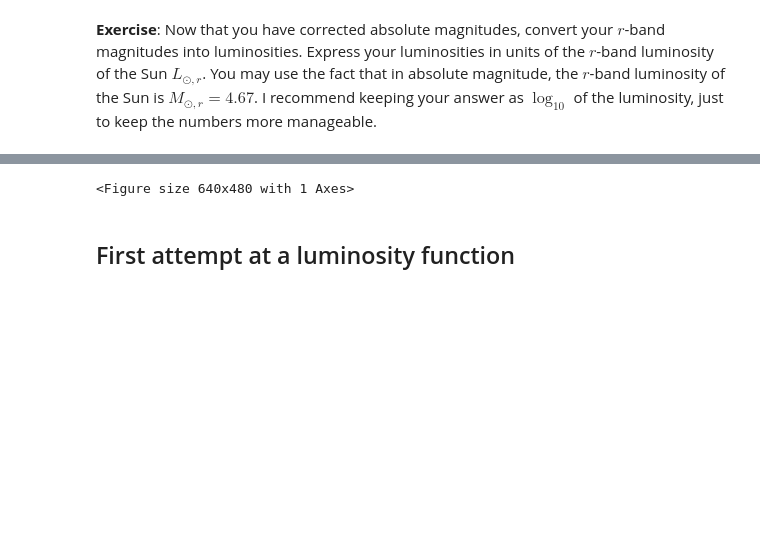
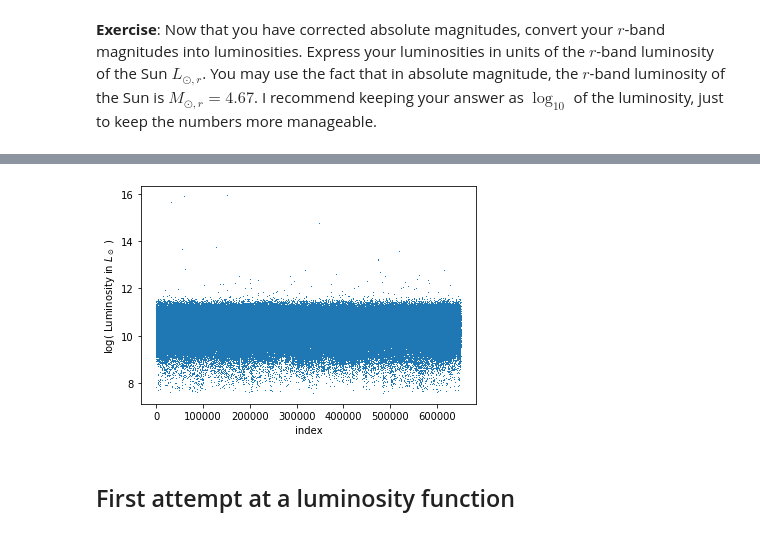
Before and after one commit to katiesavarc/DataSci_Lab, a Jupyter notebook: CodingLab04/CodingLab04_LuminosityFunctions.ipynb, the cells around one changed output, grey strips where cells are left out. Saved outputs shown, nothing was run; the diff lists cells and outputs as text; code cells hidden in the pictures; blank space fills up the shorter version.

```diff
--- a/CodingLab04/CodingLab04_LuminosityFunctions.ipynb
+++ b/CodingLab04/CodingLab04_LuminosityFunctions.ipynb
@@ -186,10 +187,12 @@ print(L_log)
 # %%
 #Make a scatter plot of log_luminosity to gain some intuition about the distribution density
 import matplotlib.pyplot as plt
 plt.plot(L_log, ',')
+plt.ylabel(r"log( Luminosity in $L_\odot$ )")
+plt.xlabel("index")
 plt.show()
 # %% [output]
-<Figure size 640x480 with 1 Axes>
+[figure, added]
 # %% [markdown]
 ## First attempt at a luminosity function
 # %% [markdown]
```
Also changed, not shown: parts of 9 cells of this notebook.
